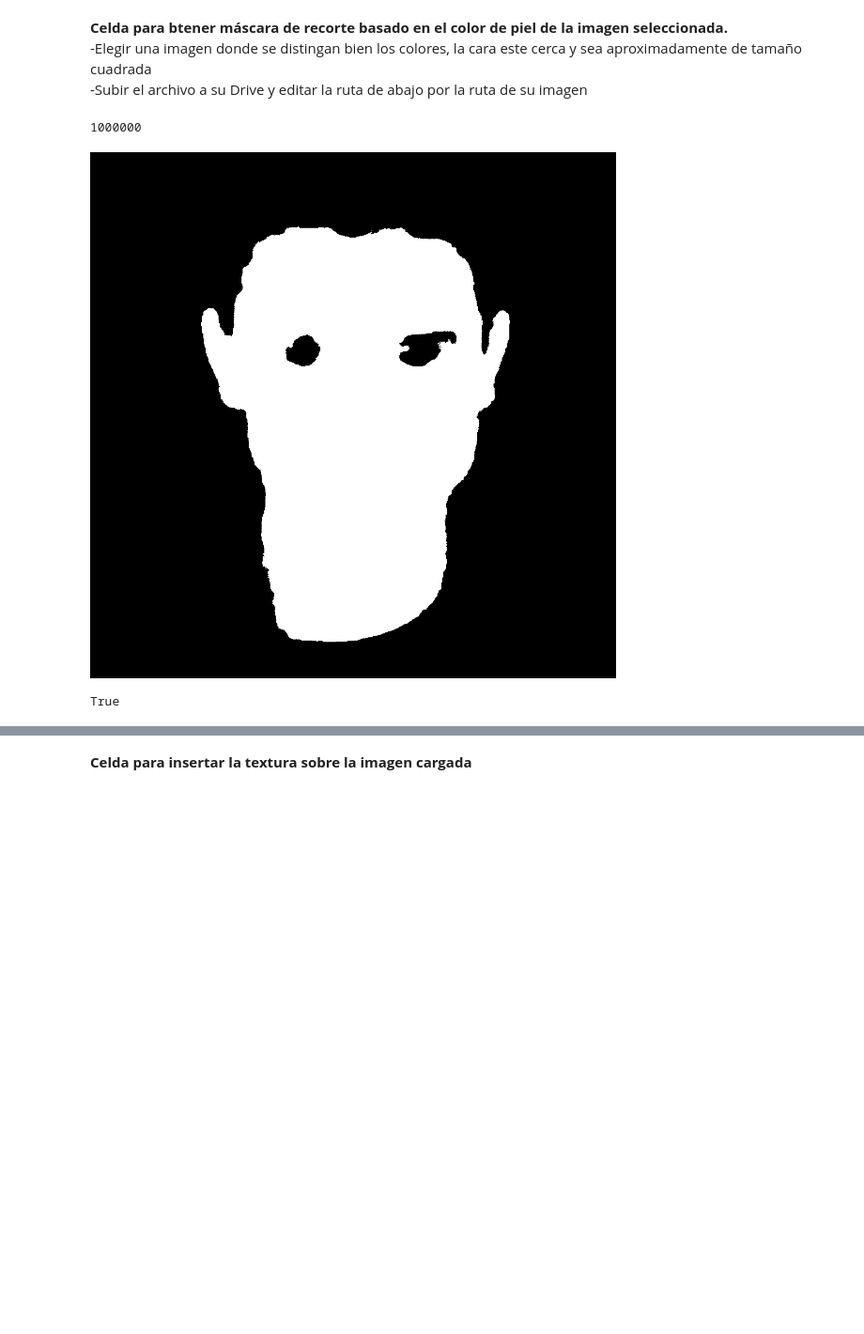
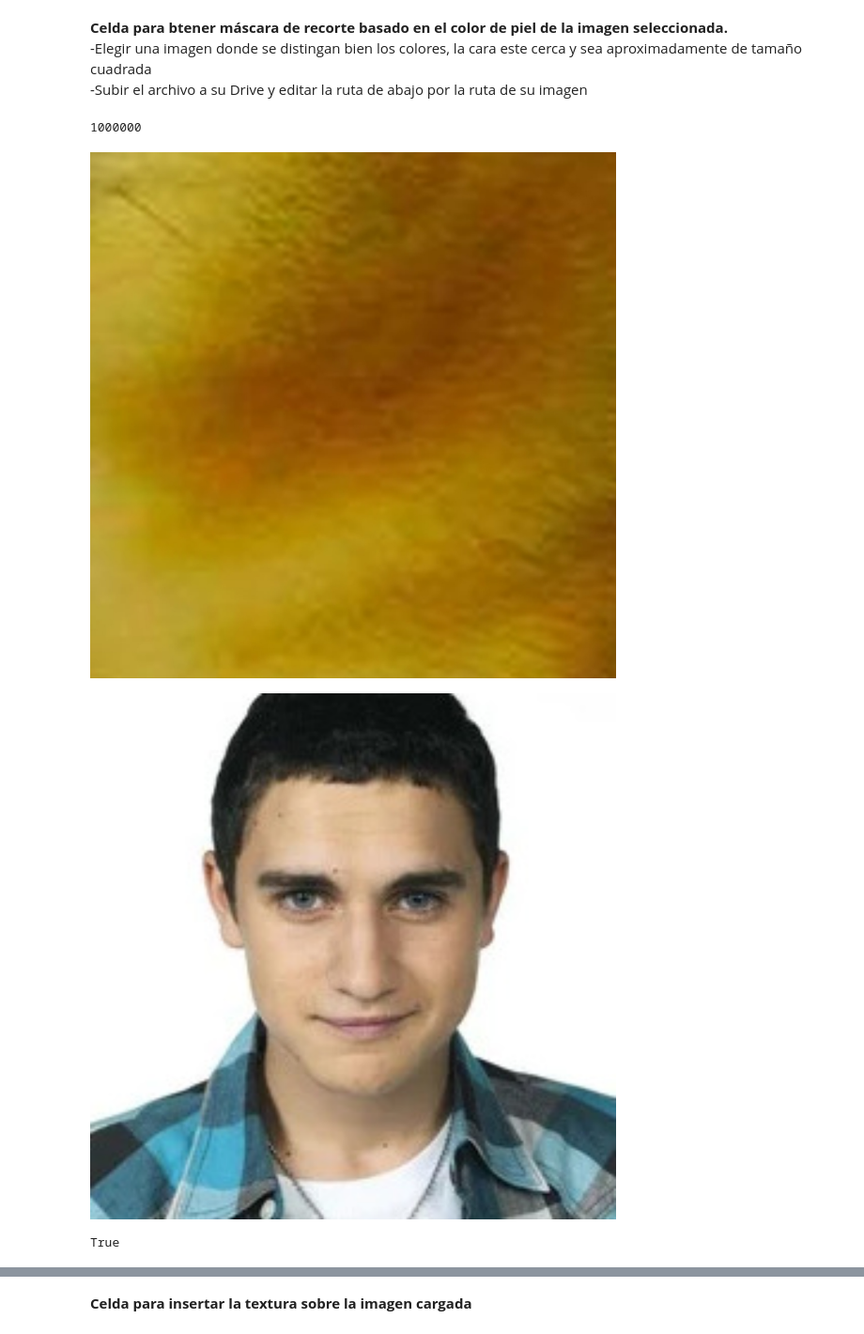
Before and after one commit to sdpapas3/Cheemsificador, a Jupyter notebook: Cheemsificador_pynb.ipynb, the cells around one changed output, grey strips where cells are left out. Shown at 94% size. Cells and saved outputs as stored; diff of their text form; code cells hidden in the pictures; blank space fills up the shorter version.

```diff
--- a/Cheemsificador_pynb.ipynb
+++ b/Cheemsificador_pynb.ipynb
@@ -29,33 +29,35 @@ Drive already mounted at /content/drive; to attempt to forcibly remount, call dr
 # %%
 
 min_YCrCb = np.array([0,133,77],np.uint8)
 max_YCrCb = np.array([235,173,127],np.uint8)
 
 size = (1000,1000)
 
 image = cv.imread("/content/drive/MyDrive/Cheems/peter(2).jpg") #FOTO DE TU CARA :)
 image = cv.resize(image,size)
 
 YCrCb = cv.cvtColor(image,cv.COLOR_BGR2YCR_CB)
 mask = cv.inRange(YCrCb,min_YCrCb,max_YCrCb)
 
 
 
 tex_image = cv.imread("/content/drive/MyDrive/Cheems/pelote.jpg") #imagen de la textura a utilizar (cheems en este caso)
 tex_image = cv.resize(tex_image,size)
 
 
 print(mask.size)
 
 AUTO = 0
 
 
 #mask = cv.erode(mask,None,iterations = 1)
 
-cv2_imshow(mask);
+cv2_imshow(tex_image);
+cv2_imshow(image);
 cv.imwrite("./mask.jpg", mask)
 # %% [output]
 1000000
-[figure, old version]
+[figure, new version]
+[figure, added]
 True
 # %% [markdown]
```
Also changed, not shown: parts of 2 cells of this notebook.
